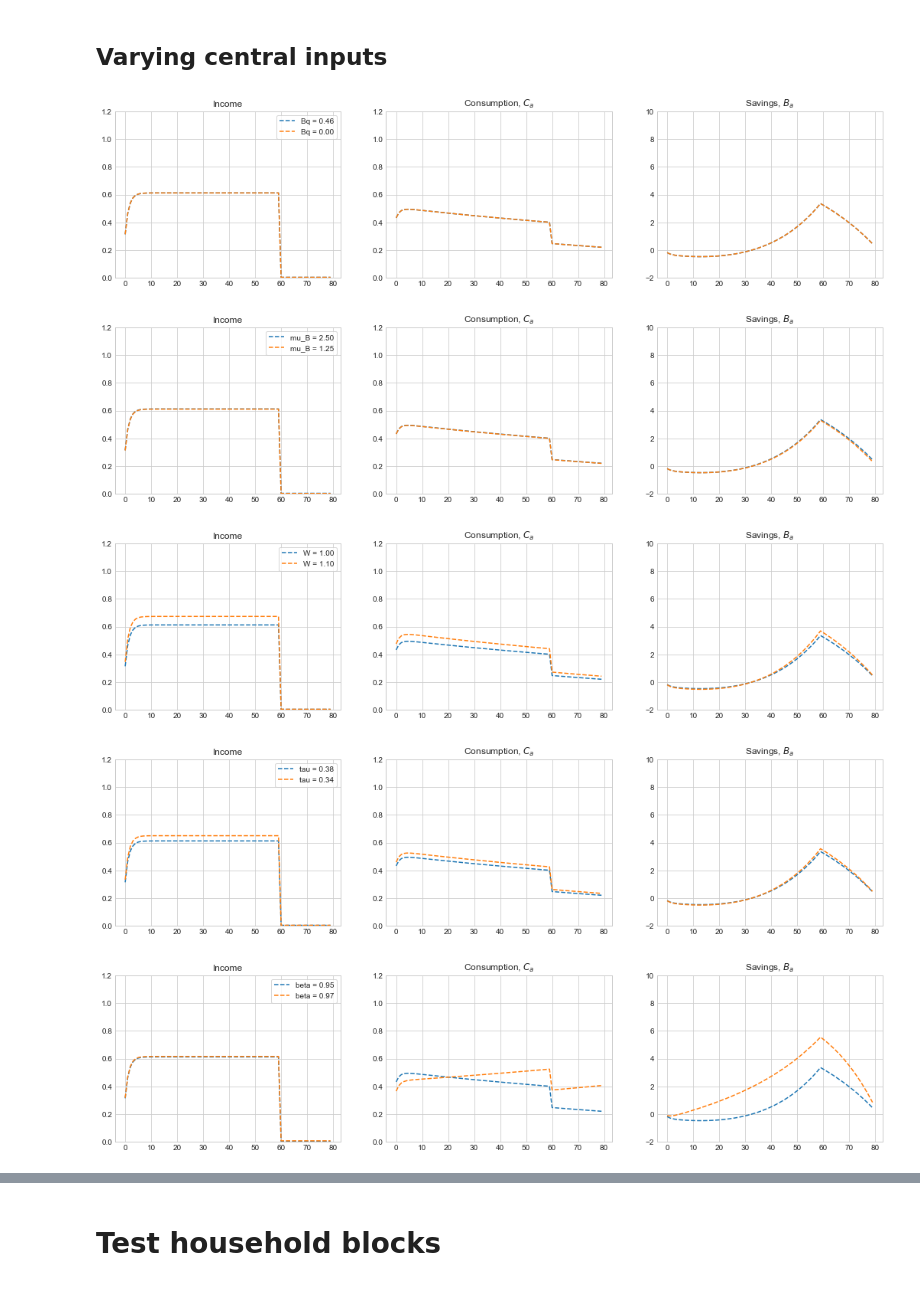
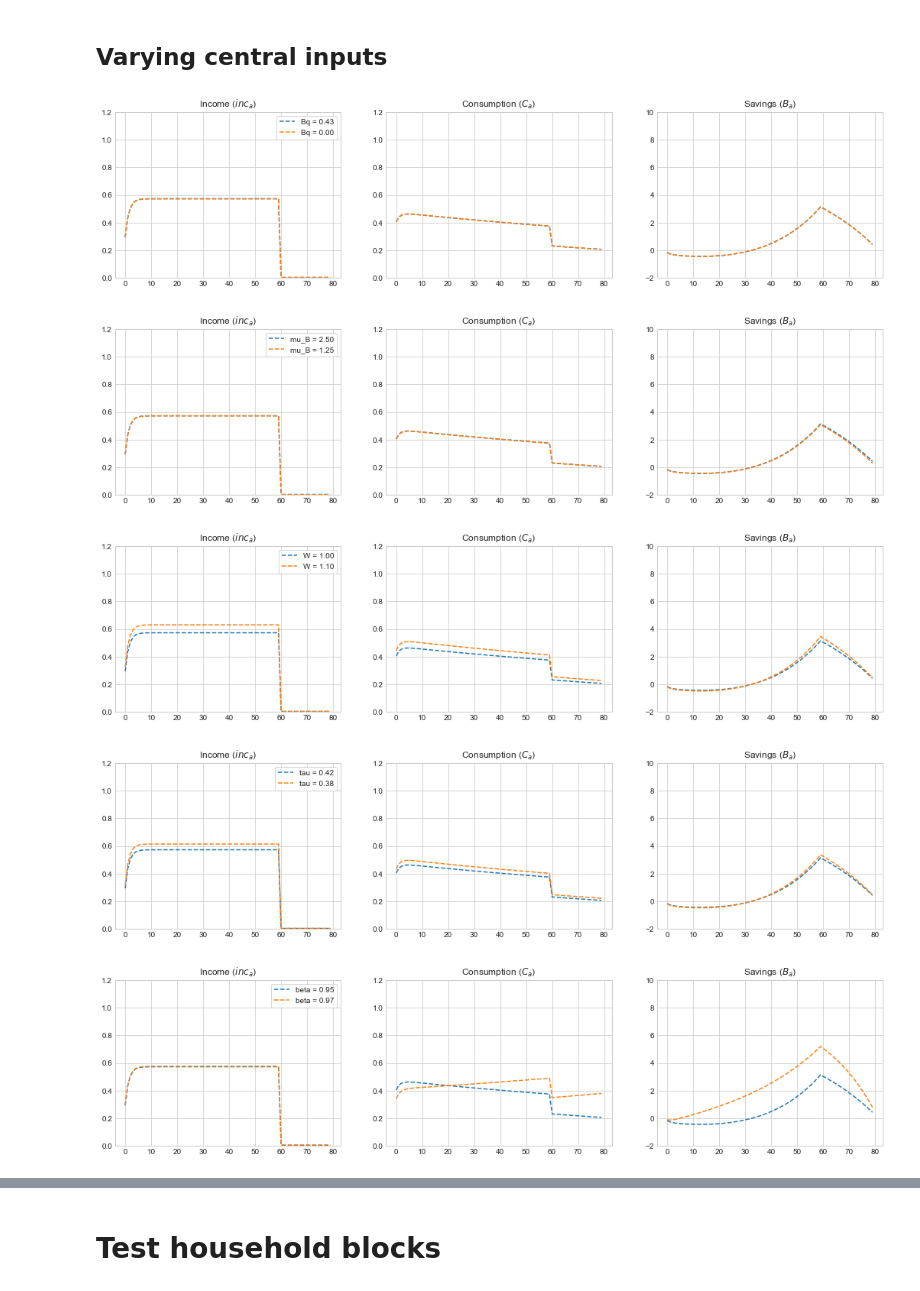
Before and after one commit to HansChristianPOLIT/MiniMAKRO, a Jupyter notebook: Household_test.ipynb, the cells around one changed output, grey strips where cells are left out. Saved outputs shown, nothing was run; the diff lists cells and outputs as text; code cells hidden in the pictures.

```diff
--- a/Household_test.ipynb
+++ b/Household_test.ipynb
@@ -39,19 +39,19 @@ fig = plt.figure(figsize=(2*6,2*6/1.5))
 ax = fig.add_subplot(2,2,1)
 ax.plot(par.delta_L_a*100)
 ax.set_ylabel('%')
-ax.set_title('Separation rate, $\delta^L_a$');
+ax.set_title('Separation rate ($\delta^L_a$)');
 
 ax = fig.add_subplot(2,2,2)
 ax.plot(ss.S_a)
-ax.set_title('Searchers, $S_a$')
+ax.set_title('Searchers ($S_a$)')
 
 ax = fig.add_subplot(2,2,3)
 ax.plot(ss.L_a)
-ax.set_title('Employed, $L_a$')
+ax.set_title('Employed ($L_a$)')
 
 ax = fig.add_subplot(2,2,4)
 ax.plot(1-ss.L_a)
-ax.set_title('Umployed, $(1-L_a)$');
+ax.set_title('Umployed ($(1-L_a)$)');
 # %% [output]
 [figure]
 # %%
@@ -62,6 +62,6 @@ from steady_state import find_household_consumption_ss, household_ss
 ss.W = par.W_ss
 ss.pi_hh = par.pi_hh_ss
 ss.P_C = 1.0
-ss.tau = 0.38
+ss.tau = 0.42
 ss.real_r_hh = (1+par.r_hh)/(1+ss.pi_hh)-1
 # %% [markdown]
@@ -120,38 +120,38 @@ def compare_models(model,name,value,ns='ss'):
 
     model_.ss.real_r_hh = (1+model_.par.r_hh)/(1+model_.ss.pi_hh)-1
     find_household_consumption_ss(model_)
 
     fig = plt.figure(figsize=(3*6,1*6/1.5))
 
     ax = fig.add_subplot(1,3,1)
     ax.plot(ss.inc_a,ls='--',label=f'{name} = {oldvalue:.2f}')
     ax.plot(model_.ss.inc_a,ls='--',label=f'{name} = {value:.2f}')
-    ax.set_title('Income');
+    ax.set_title('Income ($inc_{a}$)');
     ax.set_ylim([0,1.2])
     ax.legend(frameon=True)
 
     ax = fig.add_subplot(1,3,2)
     ax.plot(ss.C_a,ls='--',label=f'{name} = {oldvalue:.2f}')
     ax.plot(model_.ss.C_a,ls='--',label=f'{name} = {value:.2f}')
-    ax.set_title('Consumption, $C_a$');
+    ax.set_title('Consumption ($C_{a}$)');
     ax.set_ylim([0,1.2])
 
     ax = fig.add_subplot(1,3,3)
     ax.plot(ss.B_a,ls='--',label=f'{name} = {oldvalue:.2f}')
     ax.plot(model_.ss.B_a,ls='--',label=f'{name} = {value:.2f}')
-    ax.set_title('Savings, $B_a$')
+    ax.set_title('Savings ($B_{a}$)')
     ax.set_ylim([-2,10])
 
 compare_models(model,'Bq',ss.Bq*0.0)
 compare_models(model,'mu_B',par.mu_B/2,ns='par')
 compare_models(model,'W',ss.W*1.1)
 compare_models(model,'tau',ss.tau*0.9)
 compare_models(model,'beta',par.beta+0.02,ns='par')
 compare_models(model,'r_hh',par.r_hh-0.02,ns='par')
 compare_models(model,'Lambda',par.Lambda/2,ns='par')
 # %% [output]
-[figure, old version]
+[figure, new version]
-[figure, old version]
+[figure, new version]
-[figure, old version]
+[figure, new version]
-[figure, old version]
+[figure, new version]
-[figure, old version]
+[figure, new version]
```
Also changed, not shown: parts of 4 cells of this notebook, 5 other files.
